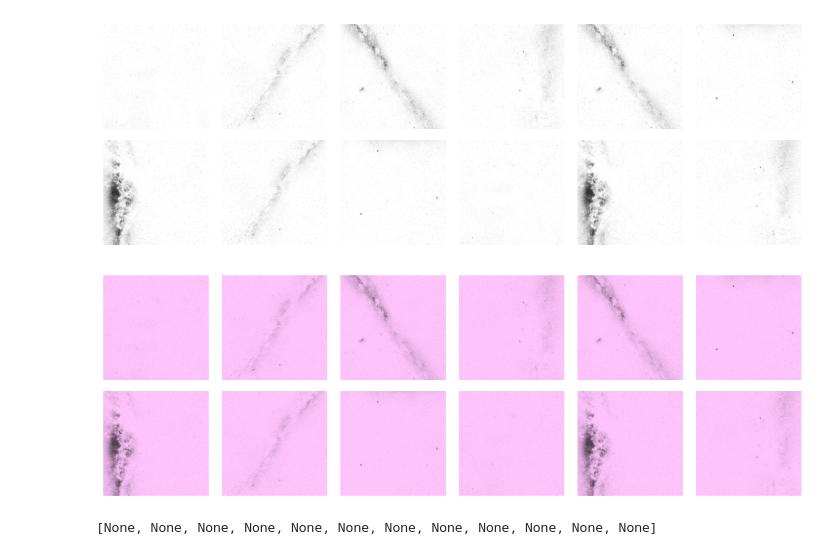
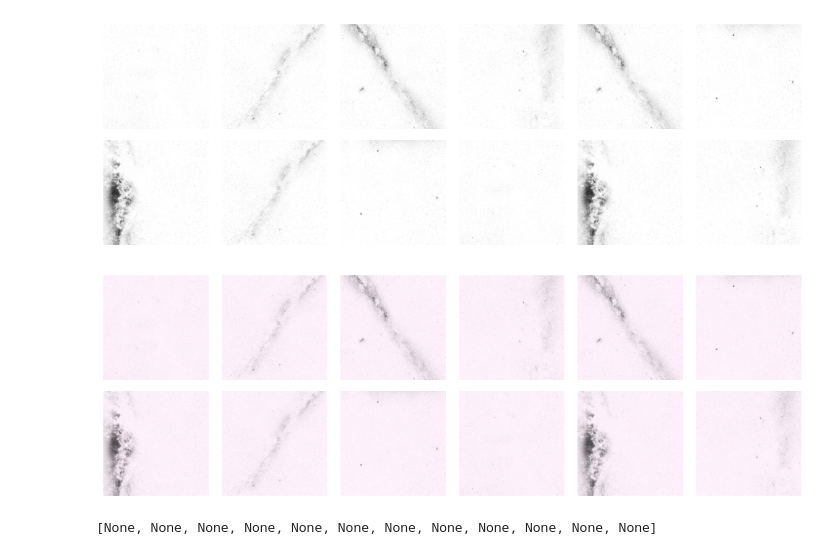
Before and after one commit to gor-g/image-game, a Jupyter notebook: milkyway.ipynb, the cells around one changed output. Drawn from its saved outputs; the diff is of its cells as text; code cells hidden in the pictures.

```diff
--- a/milkyway.ipynb
+++ b/milkyway.ipynb
@@ -19,10 +20,10 @@ hi.multimshow(neg_ims, n_cols= 6)
 # %% [output]
 [figure]
 # %%
-res_ims = [np.stack((im, im*0.77, im*0.99) ,axis=2) for im in neg_ims]
+res_ims = [np.stack((im, im*0.95, im*0.99) ,axis=2) for im in neg_ims]
 hi.multimshow(res_ims, n_cols=6)
 # %% [output]
-[figure, old version]
+[figure, new version]
 # %%
 os.makedirs( "images/PinkWorld", exist_ok=True)
 
```
Also changed, not shown: parts of 6 cells of this notebook.
